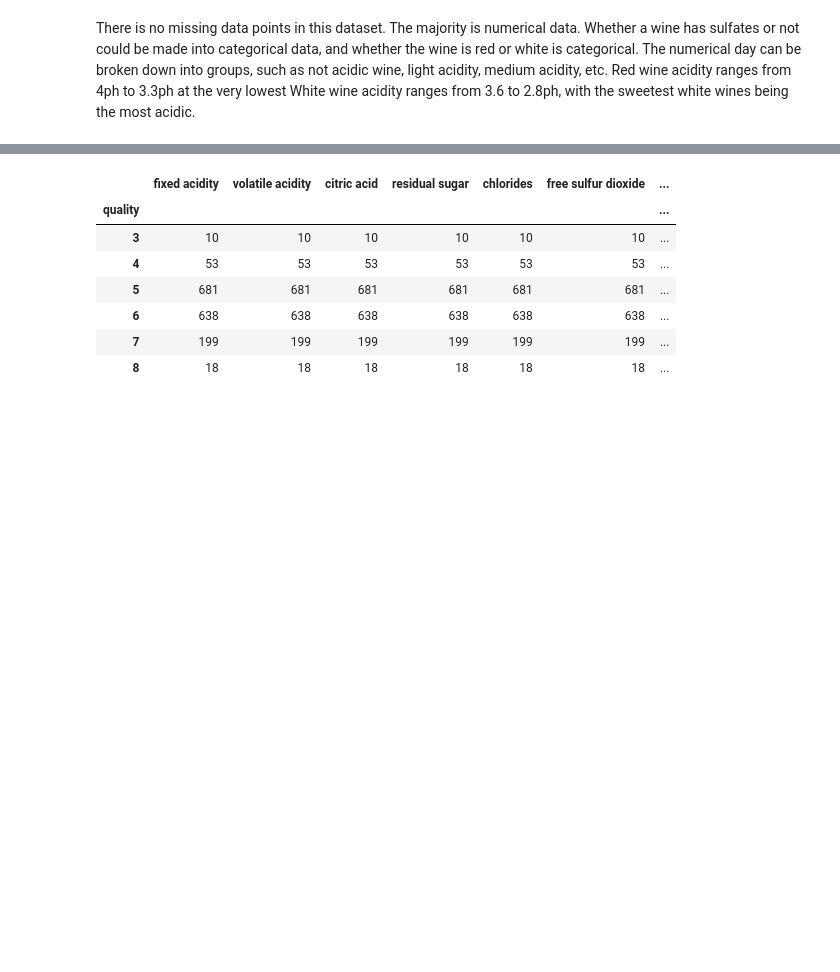
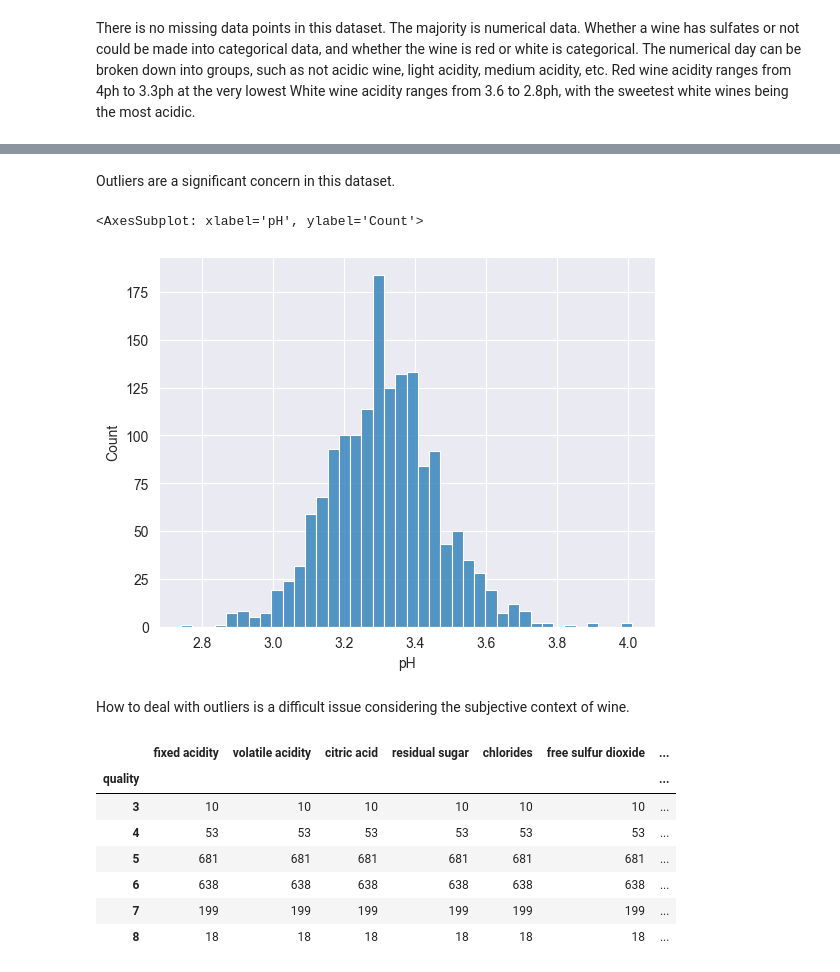
Before and after one commit to SaltyPeachcake/TableDataWarmUp, a Jupyter notebook: exploreData/DataExploration.ipynb, the cells around one changed output, grey strips where cells are left out. Cells and saved outputs as stored; diff of their text form; code cells hidden in the pictures; blank space fills up the shorter version.

```diff
--- a/exploreData/DataExploration.ipynb
+++ b/exploreData/DataExploration.ipynb
@@ -97,3 +137,12 @@ White wine acidity ranges from 3.6 to 2.8ph, with the sweetest white wines being
+# %% [markdown]
+Outliers are a significant concern in this dataset.
+# %%
+sns.histplot(df_red_raw, x="pH")
+# %% [output]
+<AxesSubplot: xlabel='pH', ylabel='Count'>
+[figure, added]
+# %% [markdown]
+How to deal with outliers is a difficult issue considering the subjective context of wine.
 # %%
 df_groupedRed = df_red_raw.groupby(['quality'])
 df_groupedRed.count()
```
Also changed, not shown: parts of 11 cells of this notebook.
